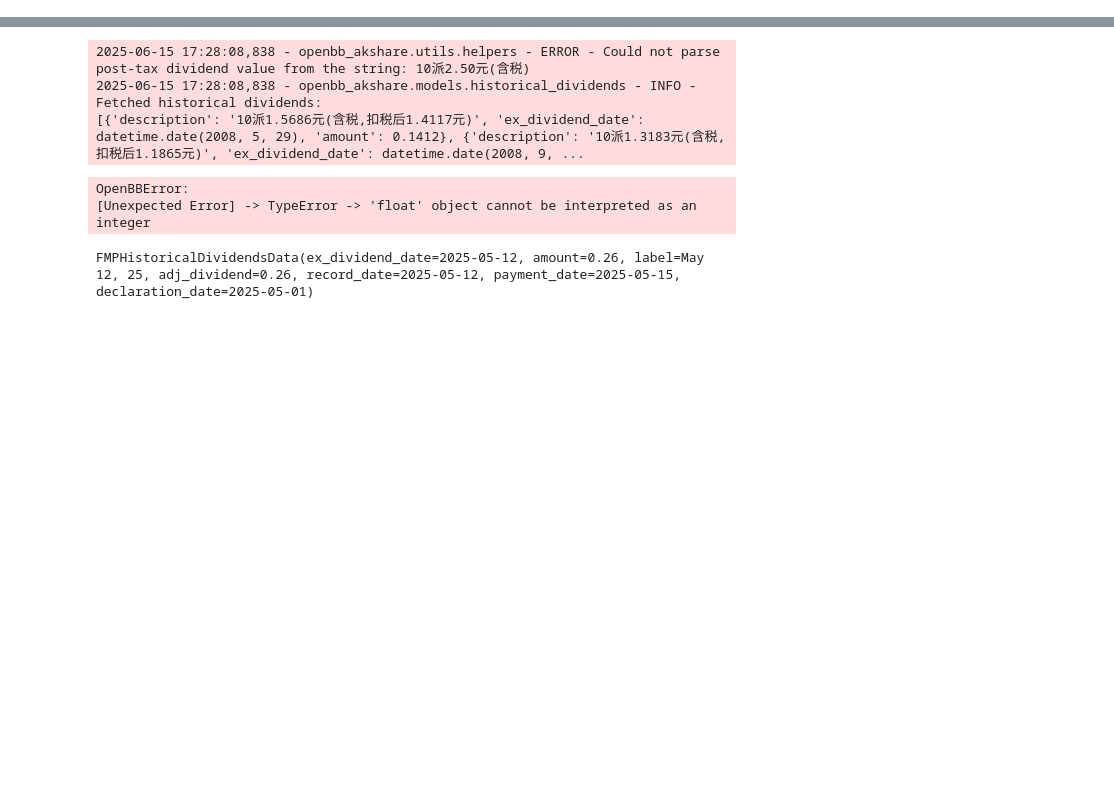
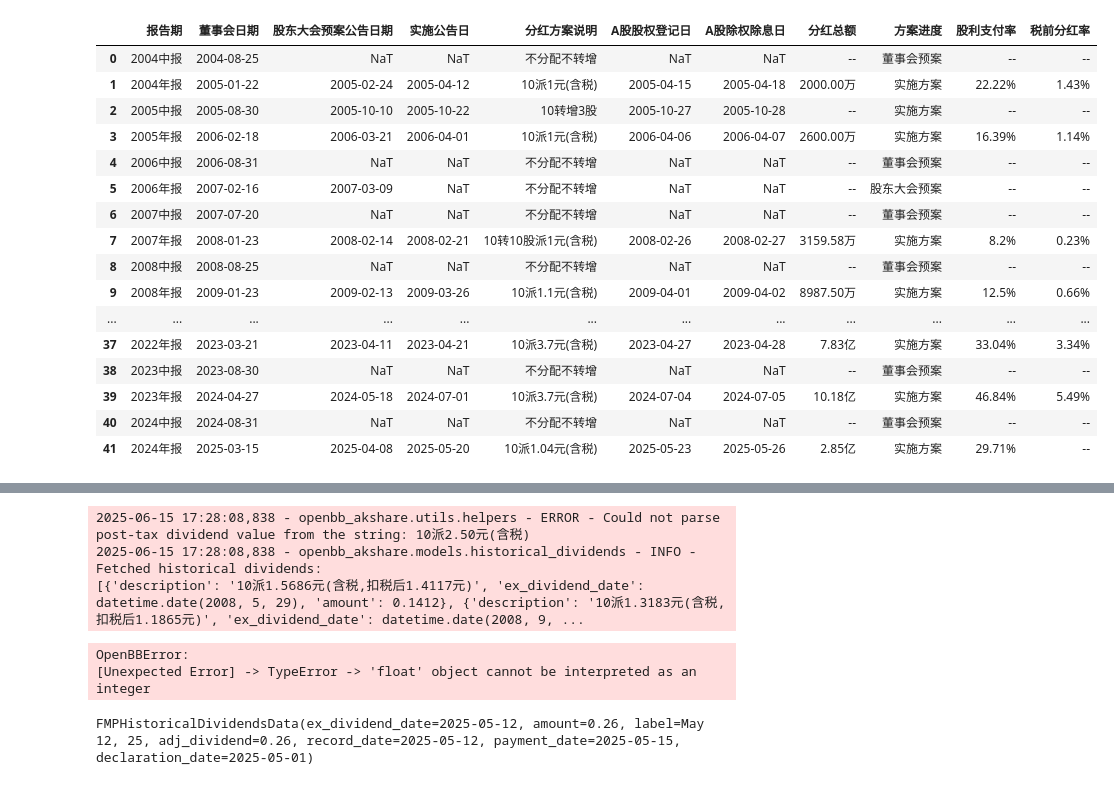
Before and after one commit to shugaoye/openbb_akshare, a Jupyter notebook: akshare_test.ipynb, the cells around one changed output, grey strips where cells are left out. Drawn from its saved outputs; the diff is of its cells as text; code cells hidden in the pictures; blank space fills up the shorter version.

```diff
--- a/akshare_test.ipynb
+++ b/akshare_test.ipynb
@@ -11,0 +67,24 @@
+# %%
+import akshare as ak
+
+stock_fhps_detail_ths_df = ak.stock_fhps_detail_ths(symbol="600325")
+# %%
+stock_fhps_detail_ths_df
+# %% [output]
+|  | 报告期 | 董事会日期 | 股东大会预案公告日期 | 实施公告日 | 分红方案说明 | A股股权登记日 | A股除权除息日 | 分红总额 | 方案进度 | 股利支付率 | 税前分红率 |
+| 0 | 2004中报 | 2004-08-25 | NaT | NaT | 不分配不转增 | NaT | NaT | -- | 董事会预案 | -- | -- |
+| 1 | 2004年报 | 2005-01-22 | 2005-02-24 | 2005-04-12 | 10派1元(含税) | 2005-04-15 | 2005-04-18 | 2000.00万 | 实施方案 | 22.22% | 1.43% |
+| 2 | 2005中报 | 2005-08-30 | 2005-10-10 | 2005-10-22 | 10转增3股 | 2005-10-27 | 2005-10-28 | -- | 实施方案 | -- | -- |
+| 3 | 2005年报 | 2006-02-18 | 2006-03-21 | 2006-04-01 | 10派1元(含税) | 2006-04-06 | 2006-04-07 | 2600.00万 | 实施方案 | 16.39% | 1.14% |
+| 4 | 2006中报 | 2006-08-31 | NaT | NaT | 不分配不转增 | NaT | NaT | -- | 董事会预案 | -- | -- |
+| 5 | 2006年报 | 2007-02-16 | 2007-03-09 | NaT | 不分配不转增 | NaT | NaT | -- | 股东大会预案 | -- | -- |
+| 6 | 2007中报 | 2007-07-20 | NaT | NaT | 不分配不转增 | NaT | NaT | -- | 董事会预案 | -- | -- |
+| 7 | 2007年报 | 2008-01-23 | 2008-02-14 | 2008-02-21 | 10转10股派1元(含税) | 2008-02-26 | 2008-02-27 | 3159.58万 | 实施方案 | 8.2% | 0.23% |
+| 8 | 2008中报 | 2008-08-25 | NaT | NaT | 不分配不转增 | NaT | NaT | -- | 董事会预案 | -- | -- |
+| 9 | 2008年报 | 2009-01-23 | 2009-02-13 | 2009-03-26 | 10派1.1元(含税) | 2009-04-01 | 2009-04-02 | 8987.50万 | 实施方案 | 12.5% | 0.66% |
+| ... | ... | ... | ... | ... | ... | ... | ... | ... | ... | ... | ... |
+| 37 | 2022年报 | 2023-03-21 | 2023-04-11 | 2023-04-21 | 10派3.7元(含税) | 2023-04-27 | 2023-04-28 | 7.83亿 | 实施方案 | 33.04% | 3.34% |
+| 38 | 2023中报 | 2023-08-30 | NaT | NaT | 不分配不转增 | NaT | NaT | -- | 董事会预案 | -- | -- |
+| 39 | 2023年报 | 2024-04-27 | 2024-05-18 | 2024-07-01 | 10派3.7元(含税) | 2024-07-04 | 2024-07-05 | 10.18亿 | 实施方案 | 46.84% | 5.49% |
+| 40 | 2024中报 | 2024-08-31 | NaT | NaT | 不分配不转增 | NaT | NaT | -- | 董事会预案 | -- | -- |
+| 41 | 2024年报 | 2025-03-15 | 2025-04-08 | 2025-05-20 | 10派1.04元(含税) | 2025-05-23 | 2025-05-26 | 2.85亿 | 实施方案 | 29.71% | -- |
```
Also changed, not shown: parts of 10 cells of this notebook, 3 other files.
